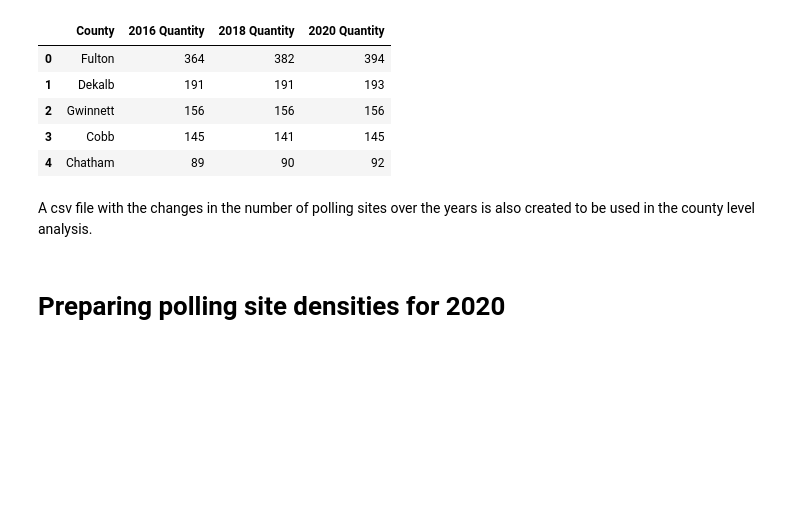
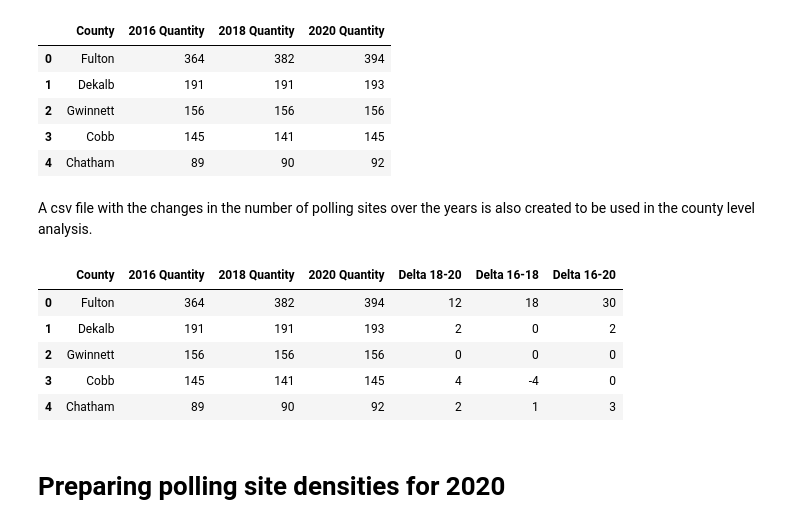
Before and after one commit to zzoeys/freecakefridays, a Jupyter notebook: data_preparation.ipynb, the cells around one changed output. Drawn from its saved outputs; the diff is of its cells as text; code cells hidden in the pictures; blank space fills up the shorter version.

```diff
--- a/data_preparation.ipynb
+++ b/data_preparation.ipynb
@@ -278,6 +278,15 @@ polling_changes = pd.read_csv('data/polling_site_data/polling_sites_in_years.csv
 polling_changes['Delta 18-20'] = polling_changes['2020 Quantity'] - polling_changes['2018 Quantity']
 polling_changes['Delta 16-18'] = polling_changes['2018 Quantity'] - polling_changes['2016 Quantity']
 polling_changes['Delta 16-20'] = polling_changes['2020 Quantity'] - polling_changes['2016 Quantity']
+# %%
+polling_changes.head()
+# %% [output]
+|  | County | 2016 Quantity | 2018 Quantity | 2020 Quantity | Delta 18-20 | Delta 16-18 | Delta 16-20 |
+| 0 | Fulton | 364 | 382 | 394 | 12 | 18 | 30 |
+| 1 | Dekalb | 191 | 191 | 193 | 2 | 0 | 2 |
+| 2 | Gwinnett | 156 | 156 | 156 | 0 | 0 | 0 |
+| 3 | Cobb | 145 | 141 | 145 | 4 | -4 | 0 |
+| 4 | Chatham | 89 | 90 | 92 | 2 | 1 | 3 |
 # %%
 polling_changes.to_csv('data/polling_site_data/polling_sites_in_years_changes.csv')
 # %% [markdown]
```
Also changed, not shown: parts of 1 cell of this notebook.
